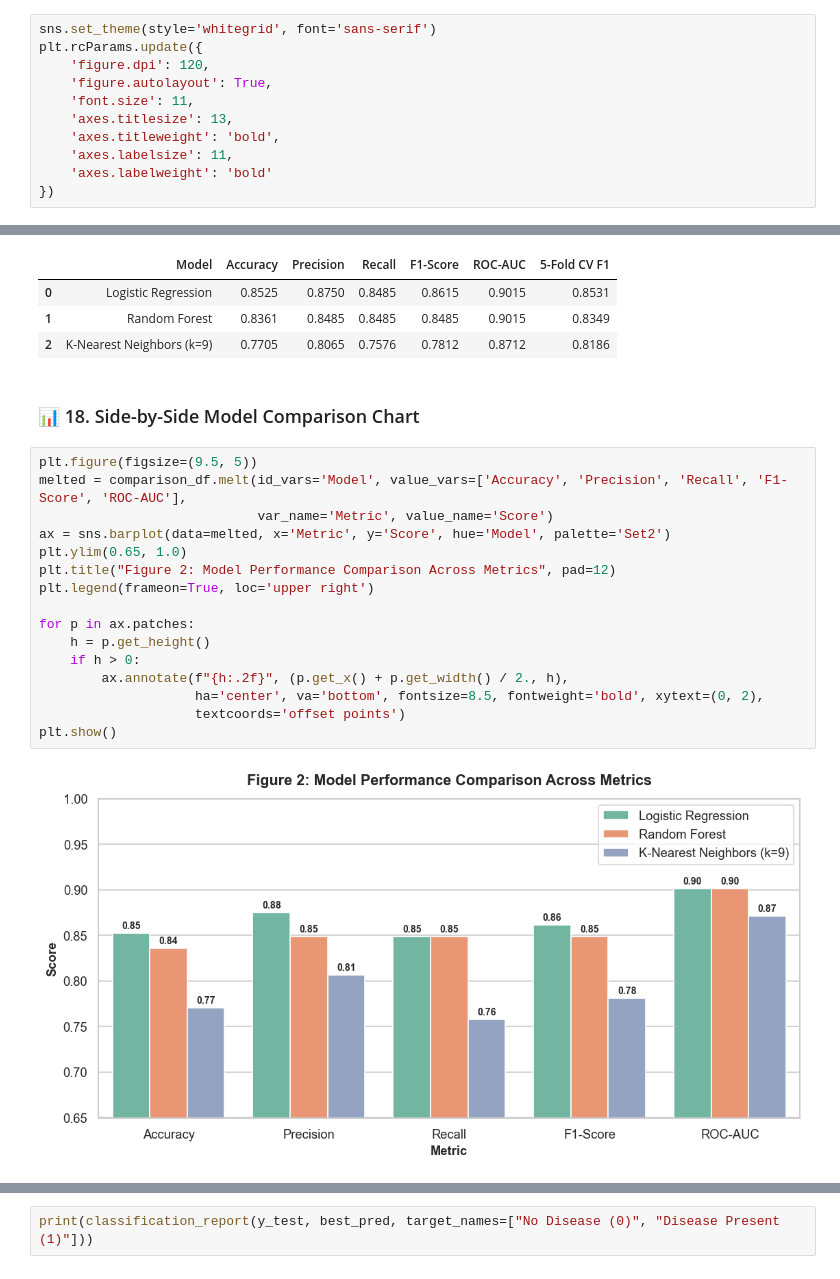
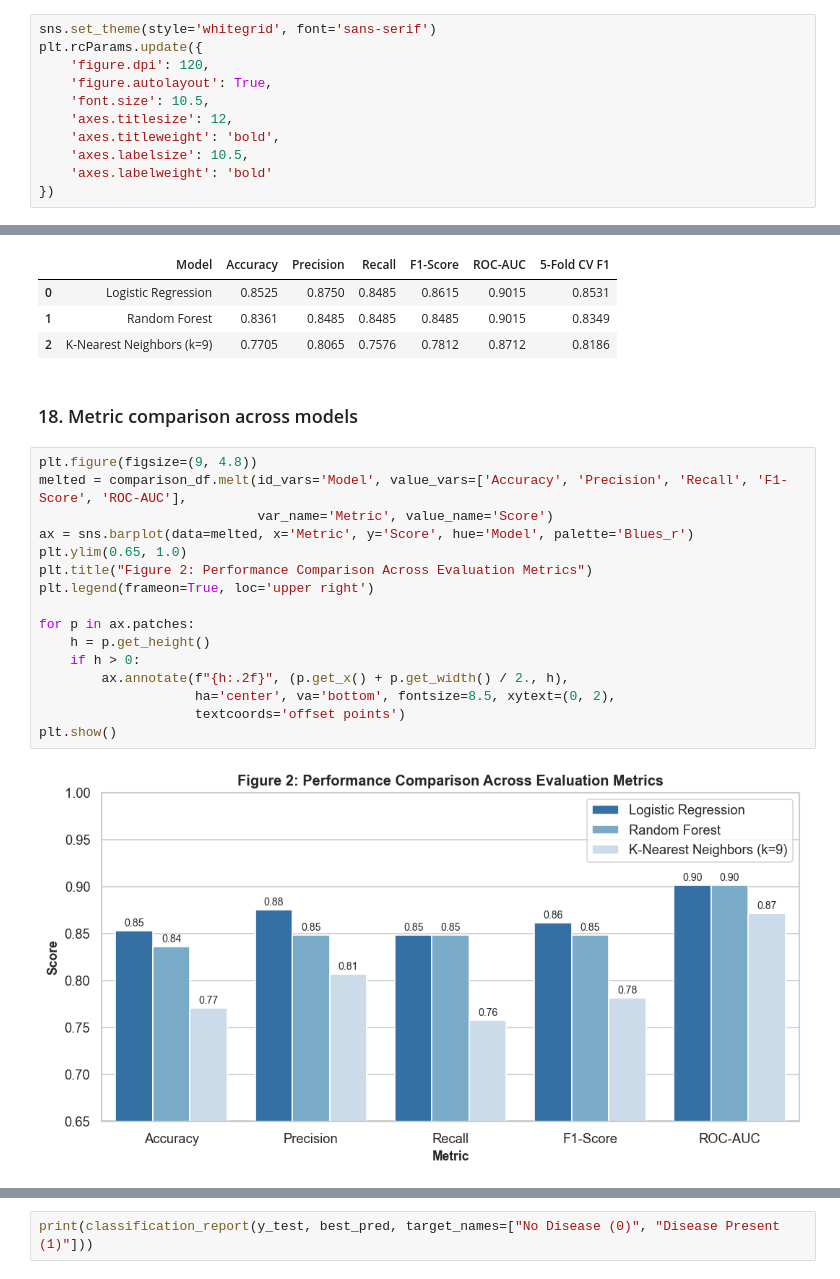
Before and after one commit to shiv123-coder/CardioML, a Jupyter notebook: Heart_Disease_ML_Prediction.ipynb, the cells around one changed output, grey strips where cells are left out. Drawn from its saved outputs; the diff is of its cells as text.

```diff
--- a/Heart_Disease_ML_Prediction.ipynb
+++ b/Heart_Disease_ML_Prediction.ipynb
@@ -40,10 +40,10 @@ sns.set_theme(style='whitegrid', font='sans-serif')
 plt.rcParams.update({
     'figure.dpi': 120,
     'figure.autolayout': True,
-    'font.size': 11,
-    'axes.titlesize': 13,
+    'font.size': 10.5,
+    'axes.titlesize': 12,
     'axes.titleweight': 'bold',
-    'axes.labelsize': 11,
+    'axes.labelsize': 10.5,
     'axes.labelweight': 'bold'
 })
 # %% [markdown]
@@ -276,24 +277,24 @@ comparison_df.round(4)
 | 0 | Logistic Regression | 0.8525 | 0.8750 | 0.8485 | 0.8615 | 0.9015 | 0.8531 |
 | 1 | Random Forest | 0.8361 | 0.8485 | 0.8485 | 0.8485 | 0.9015 | 0.8349 |
 | 2 | K-Nearest Neighbors (k=9) | 0.7705 | 0.8065 | 0.7576 | 0.7812 | 0.8712 | 0.8186 |
-# %% [markdown]
-### 📊 18. Side-by-Side Model Comparison Chart
+# %% [markdown]
+### 18. Metric comparison across models
 # %%
-plt.figure(figsize=(9.5, 5))
+plt.figure(figsize=(9, 4.8))
 melted = comparison_df.melt(id_vars='Model', value_vars=['Accuracy', 'Precision', 'Recall', 'F1-Score', 'ROC-AUC'],
                             var_name='Metric', value_name='Score')
-ax = sns.barplot(data=melted, x='Metric', y='Score', hue='Model', palette='Set2')
+ax = sns.barplot(data=melted, x='Metric', y='Score', hue='Model', palette='Blues_r')
 plt.ylim(0.65, 1.0)
-plt.title("Figure 2: Model Performance Comparison Across Metrics", pad=12)
+plt.title("Figure 2: Performance Comparison Across Evaluation Metrics")
 plt.legend(frameon=True, loc='upper right')
 
 for p in ax.patches:
     h = p.get_height()
     if h > 0:
         ax.annotate(f"{h:.2f}", (p.get_x() + p.get_width() / 2., h),
-                    ha='center', va='bottom', fontsize=8.5, fontweight='bold', xytext=(0, 2),
+                    ha='center', va='bottom', fontsize=8.5, xytext=(0, 2),
                     textcoords='offset points')
 plt.show()
 # %% [output]
-[figure, old version]
+[figure, new version]
 # %% [markdown]
```
Also changed, not shown: parts of 46 cells of this notebook, 3 other files.
